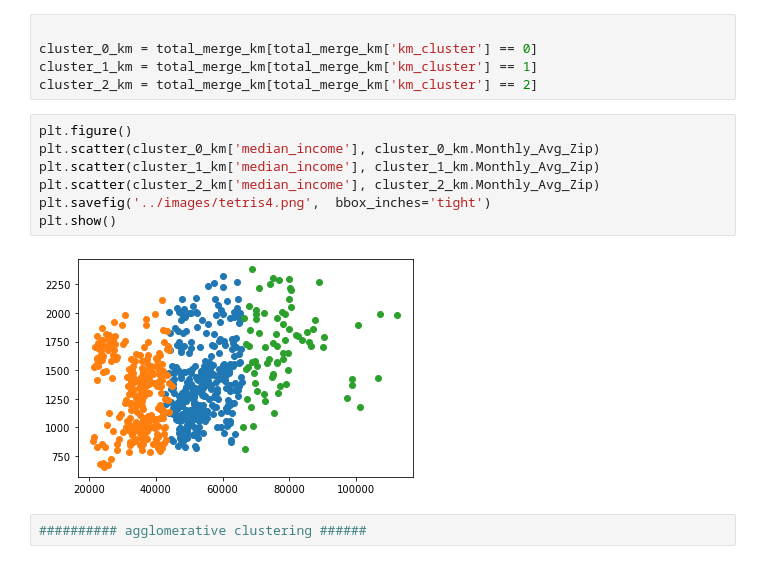
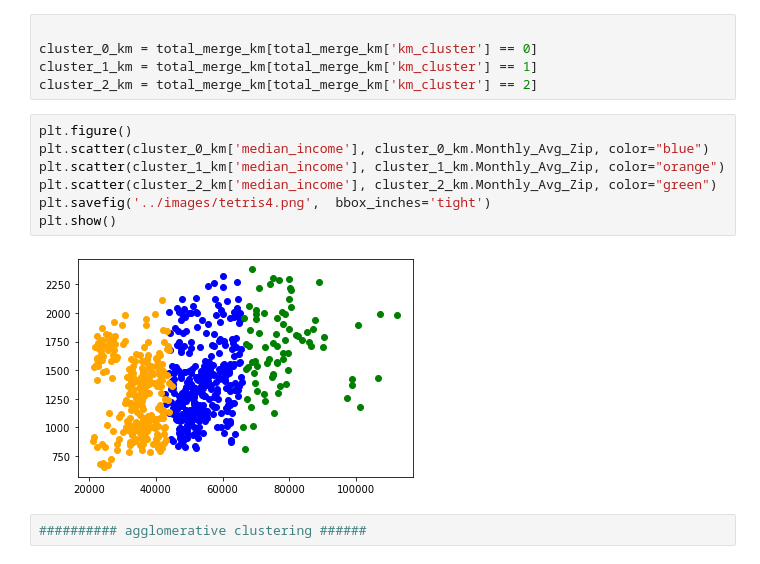
Before and after one commit to TheAidanAu/zillow_rent_index, a Jupyter notebook: JOHN/notebooks/subset_clustering.ipynb, the cells around one changed output. Cells and saved outputs as stored; diff of their text form.

Commit message:
assign colors to scatterplot dots by cluster

```diff
--- a/JOHN/notebooks/subset_clustering.ipynb
+++ b/JOHN/notebooks/subset_clustering.ipynb
@@ -122,13 +128,13 @@ cluster_1_km = total_merge_km[total_merge_km['km_cluster'] == 1]
 cluster_2_km = total_merge_km[total_merge_km['km_cluster'] == 2]
 # %%
 plt.figure()
-plt.scatter(cluster_0_km['median_income'], cluster_0_km.Monthly_Avg_Zip)
-plt.scatter(cluster_1_km['median_income'], cluster_1_km.Monthly_Avg_Zip)
-plt.scatter(cluster_2_km['median_income'], cluster_2_km.Monthly_Avg_Zip)
+plt.scatter(cluster_0_km['median_income'], cluster_0_km.Monthly_Avg_Zip, color="blue")
+plt.scatter(cluster_1_km['median_income'], cluster_1_km.Monthly_Avg_Zip, color="orange")
+plt.scatter(cluster_2_km['median_income'], cluster_2_km.Monthly_Avg_Zip, color="green")
 plt.savefig('../images/tetris4.png',  bbox_inches='tight')
 plt.show()
 # %% [output]
-[figure, old version]
+[figure, new version]
 # %%
 ########## agglomerative clustering ######
 # %%
```
Also changed, not shown: parts of 3 cells of this notebook, 2 other files.
